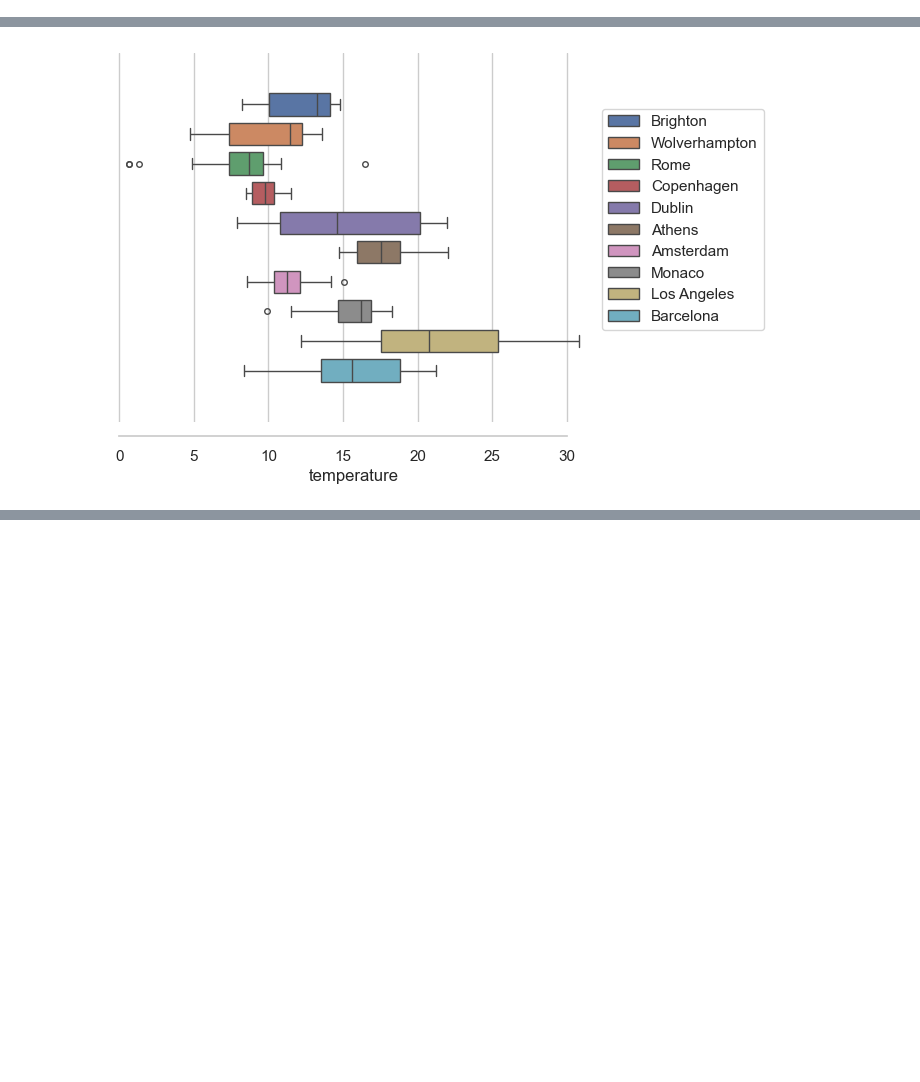
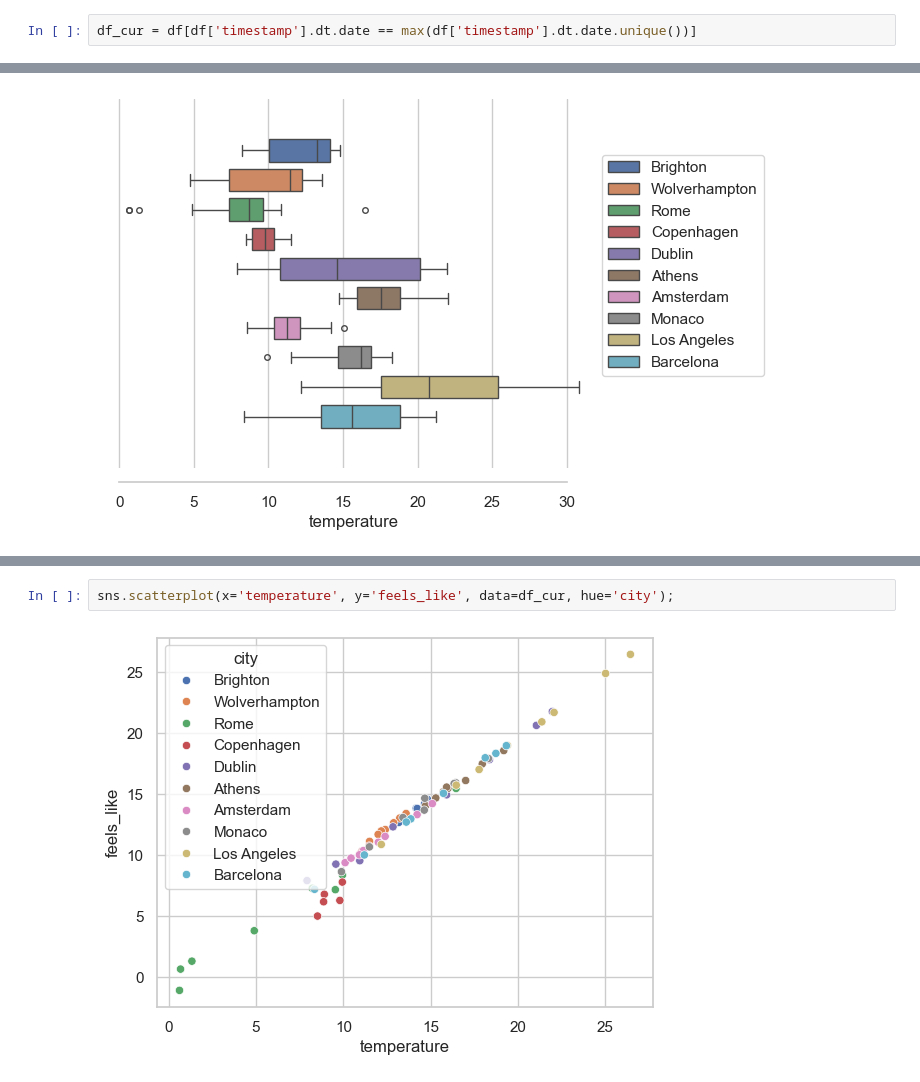
Before and after one commit to manvirmoore/projects, a Jupyter notebook: weather/weather_visuals.ipynb, the cells around one changed output, grey strips where cells are left out. Drawn from its saved outputs; the diff is of its cells as text; blank space fills up the shorter version.

```diff
--- a/weather/weather_visuals.ipynb
+++ b/weather/weather_visuals.ipynb
@@ -32,3 +31,5 @@ array([datetime.date(2025, 10, 29), datetime.date(2025, 11, 11)],
+# %%
+df_cur = df[df['timestamp'].dt.date == max(df['timestamp'].dt.date.unique())]
 # %%
 import matplotlib.pyplot as plt
 import seaborn as sns
@@ -50,0 +52,4 @@ sns.scatterplot(x='temperature', y='feels_like', data=df, hue='city');
+# %%
+sns.scatterplot(x='temperature', y='feels_like', data=df_cur, hue='city');
+# %% [output]
+[figure, added]
```
Also changed, not shown: parts of 3 cells of this notebook, 1 other file.
